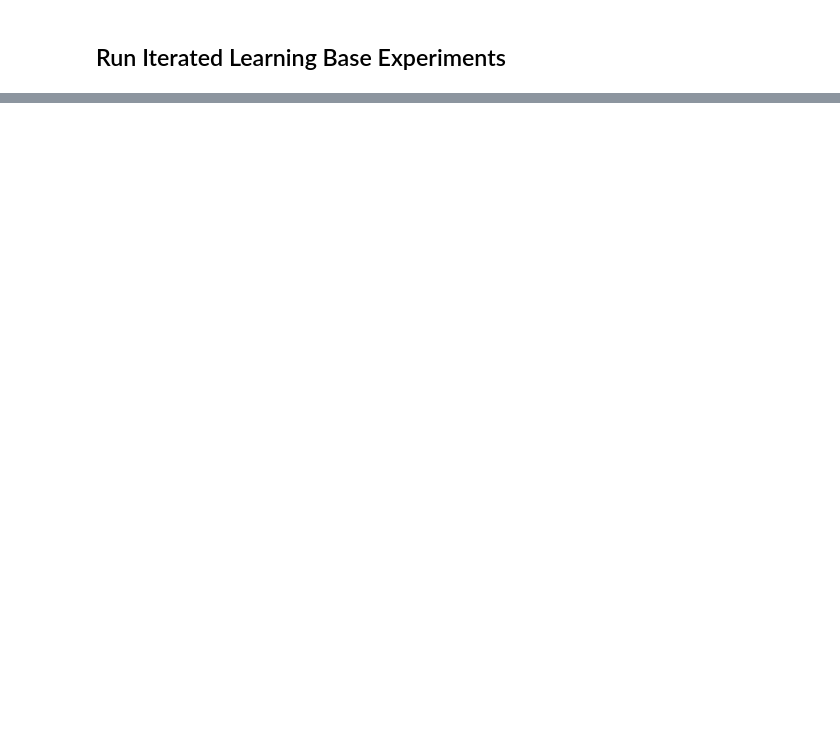
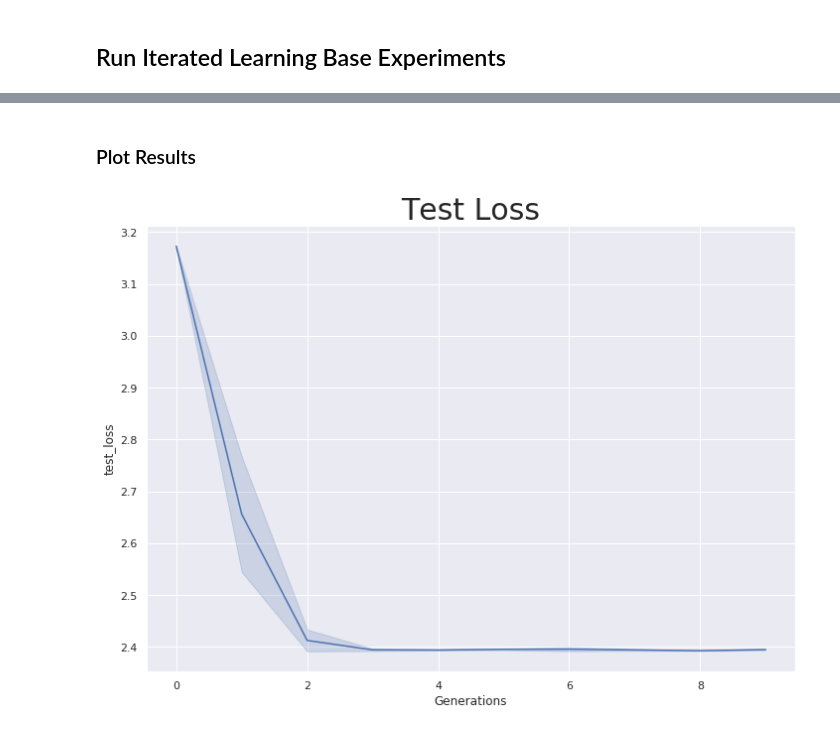
Before and after one commit to gautierdag/cultural-magnification, a Jupyter notebook: main.ipynb, the cells around one changed output, grey strips where cells are left out. Saved outputs shown, nothing was run; the diff lists cells and outputs as text; code cells hidden in the pictures; blank space fills up the shorter version.

Commit message:
plotting

```diff
--- a/main.ipynb
+++ b/main.ipynb
@@ -28,0 +58,30 @@ KeyboardInterrupt:
+# %% [markdown]
+### Plot Results
+# %%
+def plot_metric(results, metric="test_loss", ylabel=None, show_error=True,
+                savefig=True, figname=None, title=None, ylim=None, a4_dims=(11.7, 8.27)):
+
+    ci = 'sd' if show_error else None
+    fig, ax = plt.subplots(figsize=a4_dims)
+
+    generations = []
+    values = []
+
+    for s in list(results.keys()):
+        for g in sorted(list(results[s].keys())):
+            generations.append(g)
+            values.append(results[s][g][metric])
+
+    values = np.array(values)
+    iterations = np.array(generations)
+
+    d = {'Generations': iterations, metric: values}
+    ax = sns.lineplot(ax=ax, x='Generations', y=metric, data=pd.DataFrame(data=d), ci=ci, palette='colorblind')
+    if title is None:
+        title = metric.replace('_', ' ').title()
+    ax.set_title(title, fontsize=30)
+    plt.show()
+# %%
+plot_metric(metrics)
+# %% [output]
+[figure, added]
```
Also changed, not shown: parts of 8 cells of this notebook, 4 other files.
